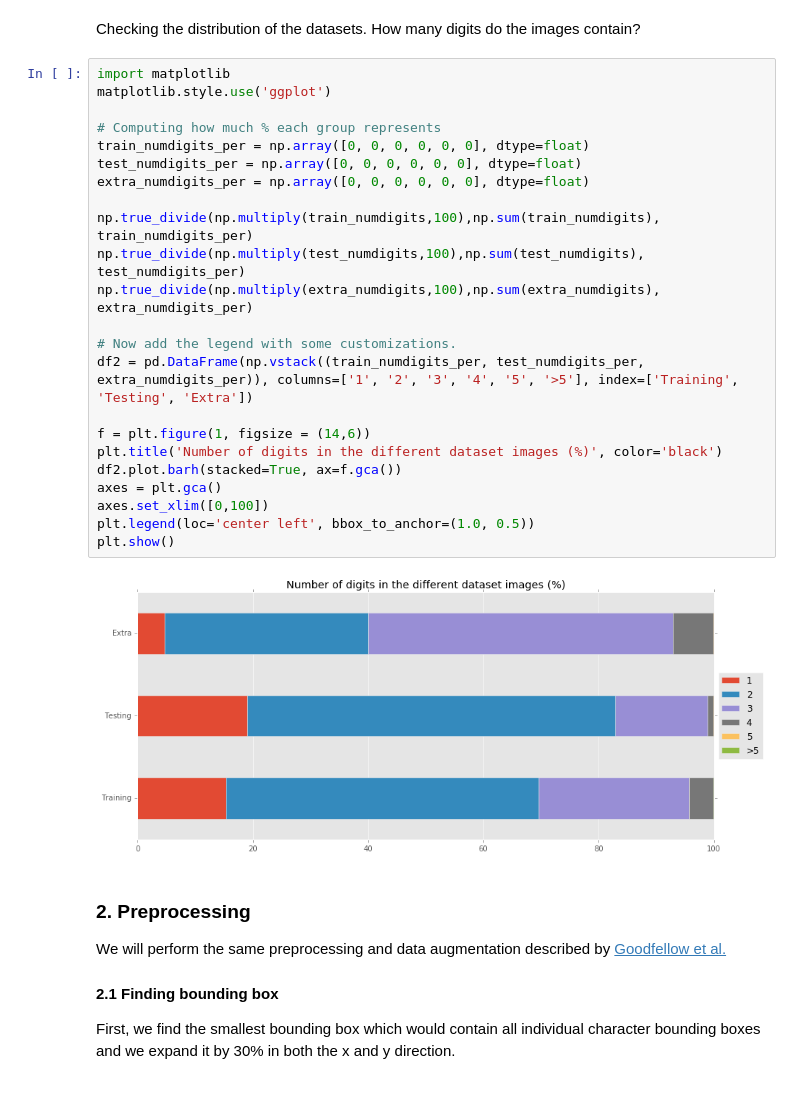
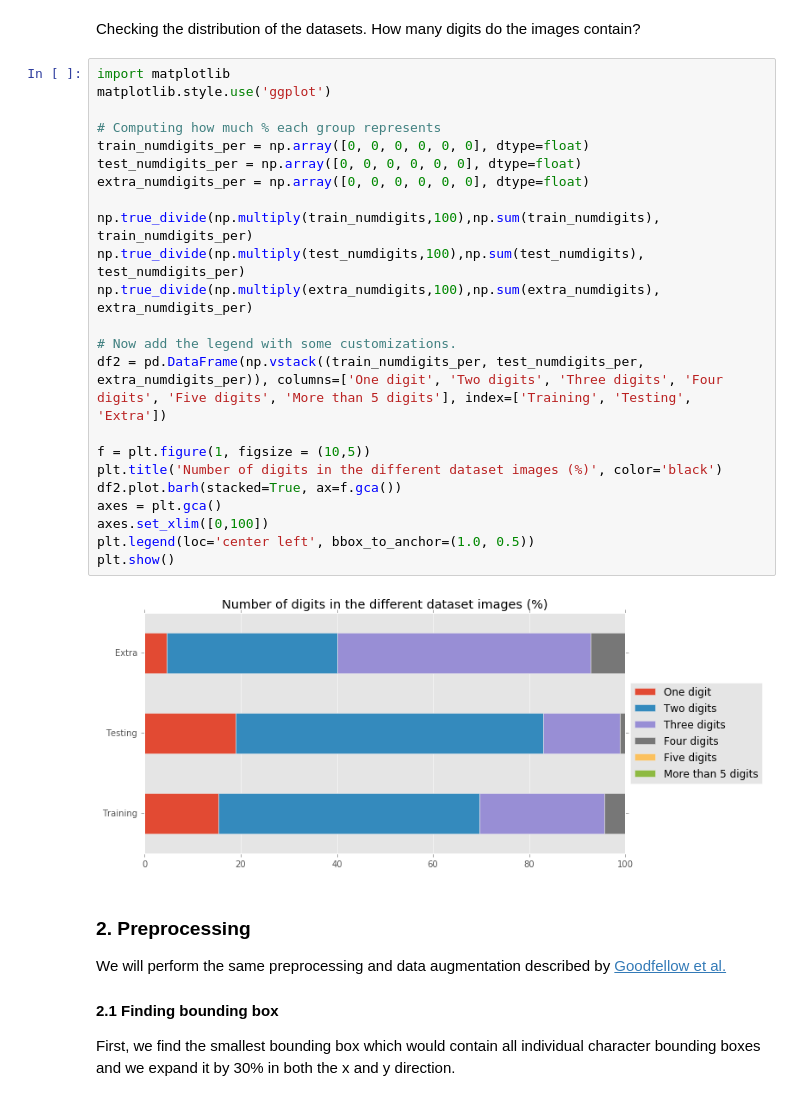
Before and after one commit to camigord/ML_CapstoneProject, a Jupyter notebook: 3_Preprocess_SVHN.ipynb, the cells around one changed output. Saved outputs shown, nothing was run; the diff lists cells and outputs as text.

```diff
--- a/3_Preprocess_SVHN.ipynb
+++ b/3_Preprocess_SVHN.ipynb
@@ -387,28 +387,28 @@ Checking the distribution of the datasets. How many digits do the images contain
 # %%
 import matplotlib
 matplotlib.style.use('ggplot')
 
 # Computing how much % each group represents
 train_numdigits_per = np.array([0, 0, 0, 0, 0, 0], dtype=float)
 test_numdigits_per = np.array([0, 0, 0, 0, 0, 0], dtype=float)
 extra_numdigits_per = np.array([0, 0, 0, 0, 0, 0], dtype=float)
 
 np.true_divide(np.multiply(train_numdigits,100),np.sum(train_numdigits), train_numdigits_per)
 np.true_divide(np.multiply(test_numdigits,100),np.sum(test_numdigits), test_numdigits_per)
 np.true_divide(np.multiply(extra_numdigits,100),np.sum(extra_numdigits), extra_numdigits_per)
 
 # Now add the legend with some customizations.
-df2 = pd.DataFrame(np.vstack((train_numdigits_per, test_numdigits_per, extra_numdigits_per)), columns=['1', '2', '3', '4', '5', '>5'], index=['Training', 'Testing', 'Extra'])
+df2 = pd.DataFrame(np.vstack((train_numdigits_per, test_numdigits_per, extra_numdigits_per)), columns=['One digit', 'Two digits', 'Three digits', 'Four digits', 'Five digits', 'More than 5 digits'], index=['Training', 'Testing', 'Extra'])
 
-f = plt.figure(1, figsize = (14,6))
+f = plt.figure(1, figsize = (10,5))
 plt.title('Number of digits in the different dataset images (%)', color='black')
 df2.plot.barh(stacked=True, ax=f.gca())
 axes = plt.gca()
 axes.set_xlim([0,100])
 plt.legend(loc='center left', bbox_to_anchor=(1.0, 0.5))
 plt.show()
 # %% [output]
-[figure, old version]
+[figure, new version]
 # %% [markdown]
 ### 2. Preprocessing
 
```
Also changed, not shown: 8 other files.
